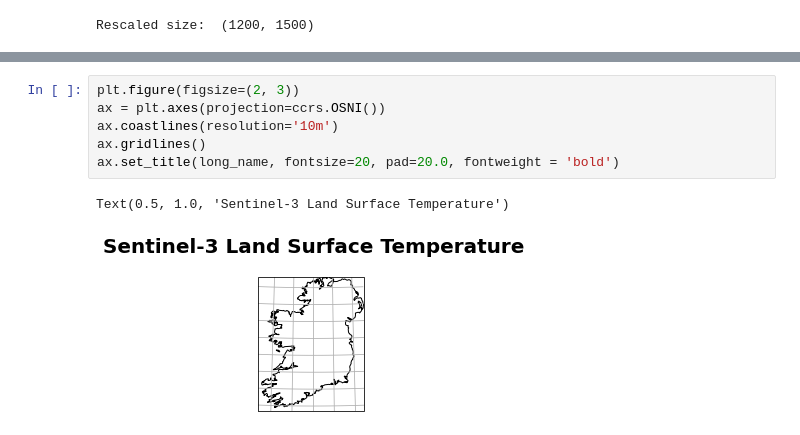
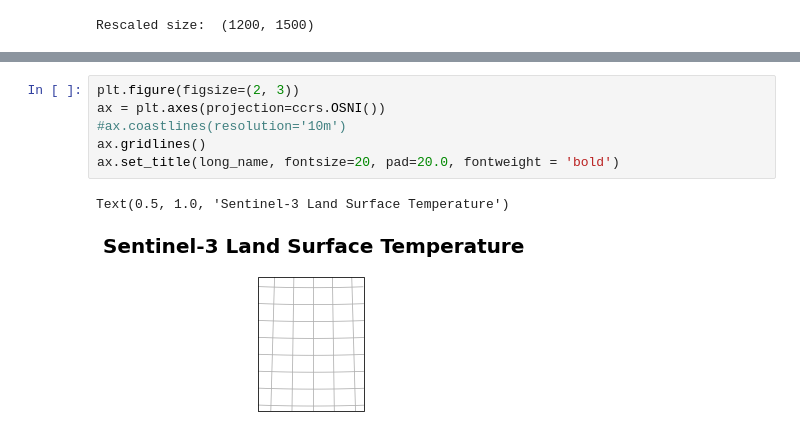
Before and after one commit to MassimoDarmaninC10229/MassThesis, a Jupyter notebook: src/Visualizing_Sentinel3.ipynb, the cells around one changed output, grey strips where cells are left out. Drawn from its saved outputs; the diff is of its cells as text.

Commit message:
Added Visualising_Sentinel3
displays LST from .tiff image

```diff
--- a/src/Visualizing_Sentinel3.ipynb
+++ b/src/Visualizing_Sentinel3.ipynb
@@ -106,9 +106,9 @@ plt.show()
 # %%
 plt.figure(figsize=(2, 3))
 ax = plt.axes(projection=ccrs.OSNI())
-ax.coastlines(resolution='10m')
+#ax.coastlines(resolution='10m')
 ax.gridlines()
 ax.set_title(long_name, fontsize=20, pad=20.0, fontweight = 'bold')
 # %% [output]
 Text(0.5, 1.0, 'Sentinel-3 Land Surface Temperature')
-[figure, old version]
+[figure, new version]
```
Also changed, not shown: parts of 1 cell of this notebook, 1 other file.
